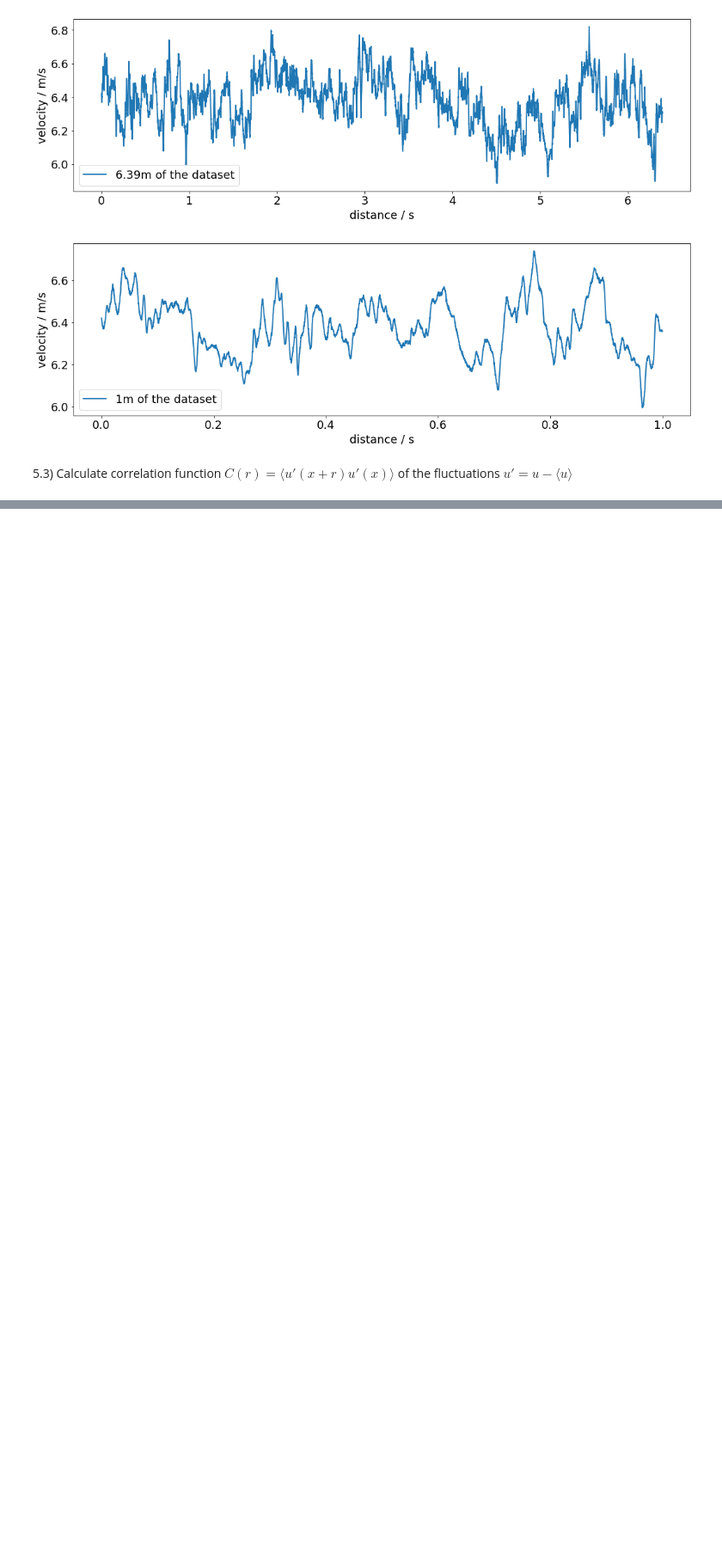
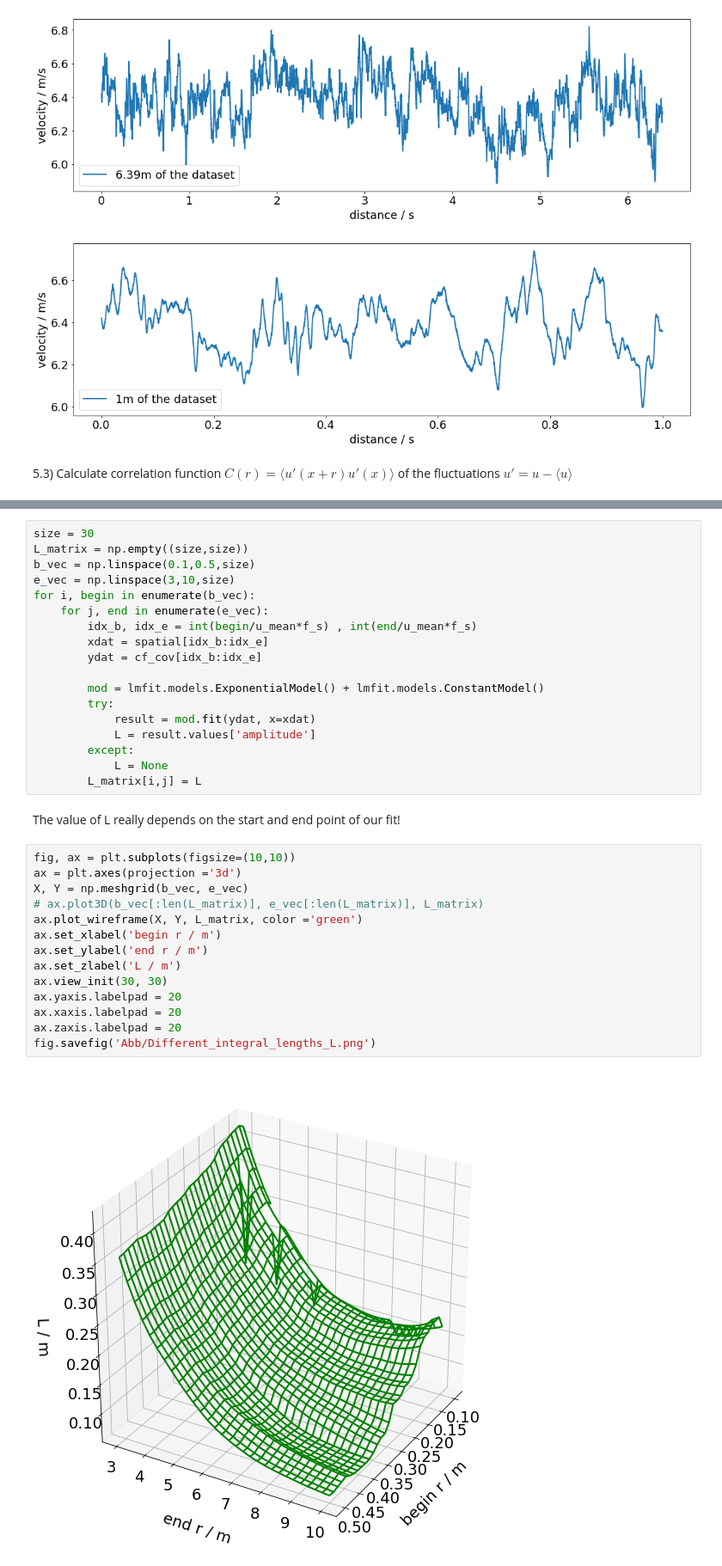
Before and after one commit to T1mors/Fluiddynamik, a Jupyter notebook: Turbulence Analysis.ipynb, the cells around one changed output, grey strips where cells are left out. Shown at 86% size. Cells and saved outputs as stored; diff of their text form; blank space fills up the shorter version.

```diff
--- a/Turbulence Analysis.ipynb
+++ b/Turbulence Analysis.ipynb
@@ -113,0 +174,36 @@ x = pd.plotting.autocorrelation_plot(data[:f_s])
+# %%
+size = 30
+L_matrix = np.empty((size,size))
+b_vec = np.linspace(0.1,0.5,size)
+e_vec = np.linspace(3,10,size)
+for i, begin in enumerate(b_vec):
+    for j, end in enumerate(e_vec):
+        idx_b, idx_e = int(begin/u_mean*f_s) , int(end/u_mean*f_s)
+        xdat = spatial[idx_b:idx_e]
+        ydat = cf_cov[idx_b:idx_e]
+
+        mod = lmfit.models.ExponentialModel() + lmfit.models.ConstantModel()
+        try:
+            result = mod.fit(ydat, x=xdat)
+            L = result.values['amplitude']
+        except:
+            L = None
+        L_matrix[i,j] = L
+# %% [markdown]
+The value of L really depends on the start and end point of our fit!
+# %%
+fig, ax = plt.subplots(figsize=(10,10))
+ax = plt.axes(projection ='3d')
+X, Y = np.meshgrid(b_vec, e_vec)
+# ax.plot3D(b_vec[:len(L_matrix)], e_vec[:len(L_matrix)], L_matrix)
+ax.plot_wireframe(X, Y, L_matrix, color ='green')
+ax.set_xlabel('begin r / m')
+ax.set_ylabel('end r / m')
+ax.set_zlabel('L / m')
+ax.view_init(30, 30)
+ax.yaxis.labelpad = 20
+ax.xaxis.labelpad = 20
+ax.zaxis.labelpad = 20
+fig.savefig('Abb/Different_integral_lengths_L.png')
+# %% [output]
+[figure, added]
```
Also changed, not shown: parts of 23 cells of this notebook, 11 other files.
